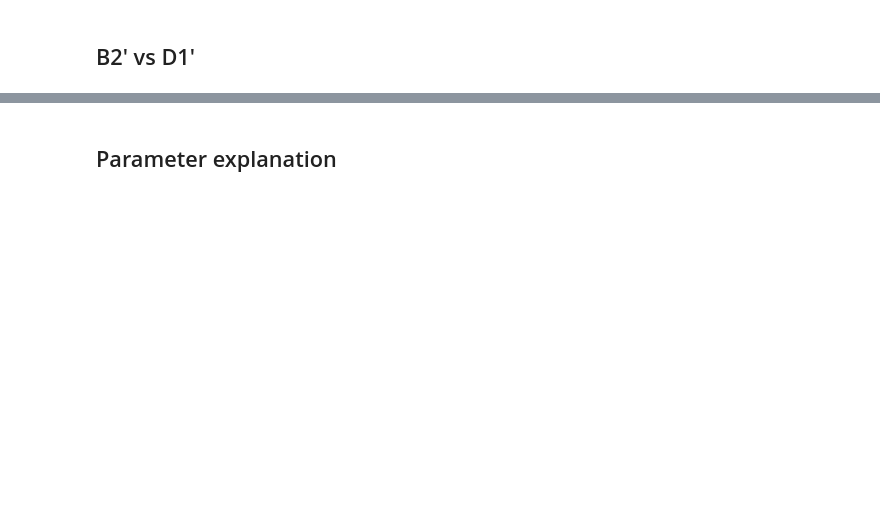
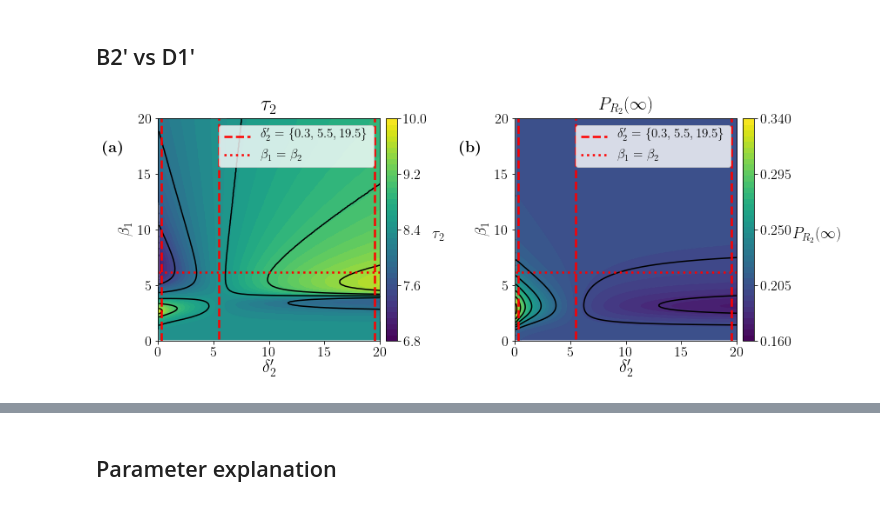
Before and after one commit to polivares/SI1I2R, a Jupyter notebook: Plots-Summary.ipynb, the cells around one changed output, grey strips where cells are left out. Cells and saved outputs as stored; diff of their text form; code cells hidden in the pictures; blank space fills up the shorter version.

```diff
--- a/Plots-Summary.ipynb
+++ b/Plots-Summary.ipynb
@@ -406,0 +520,88 @@ for delta1prime in delta1PrimeParams:
+# %%
+params = [0,6.15,0,5.5,0,6.15,0,5.5]
+beta1_arr = np.arange(0.1,20.1,0.1)
+delta2prime_arr = np.arange(0.1,20.1,0.1)
+#rate = 1.12
+rate = 1.35
+Delta2prime, Beta1 = np.meshgrid(delta2prime_arr,beta1_arr)
+
+peak2 = pkl.load(open("synch_peak1.pkl",'rb'))
+peak1 = pkl.load(open("synch_peak2.pkl",'rb'))
+inf2 = pkl.load(open("synch_inf1.pkl",'rb'))
+inf1 = pkl.load(open("synch_inf2.pkl",'rb'))
+
+beta_arr = np.arange(0,21,1)
+deltaPrime_arr = np.array([0.3, 19.5])
+
+fig = plt.figure()
+# Plot: Peak
+ax0 = plt.subplot(1,2,1)
+ax0.set_xlabel(r"$\delta_2'$",fontsize=20)
+ax0.set_xlim(np.min(delta2prime_arr),np.max(delta2prime_arr)+0.001)
+ax0.set_ylabel(r"$\beta_1$")
+ax0.set_ylim(np.min(beta1_arr),np.max(beta1_arr))
+ax0.set_title(r"$\tau_2$",fontsize=24)
+ax0.set_aspect('equal')
+ax0.plot(params[7] * np.ones(len(beta1_arr)), beta1_arr, '--r',linewidth=2.5,
+       label=r"$\delta_2'=\{0.3,5.5,19.5\}$")
+ax0.plot(delta2prime_arr, params[1] * np.ones(len(delta2prime_arr)), ':r',linewidth=2.5,
+       label=r"$\beta_1=\beta_2$")
+ax0.plot(deltaPrime_arr[0]*np.ones(len(beta_arr)),beta_arr,'--r',linewidth=2.5)
+ax0.plot(deltaPrime_arr[1]*np.ones(len(beta_arr)),beta_arr,'--r',linewidth=2.5)
+
+ax0.legend(fontsize=15)
+ax0.set_xticks(np.arange(0,20.0001,5))
+ax0.set_yticks(np.arange(0,20.0001,5))
+from scipy.ndimage.filters import gaussian_filter
+peak1 = gaussian_filter(peak1, 1.5)
+ax0.contour(Delta2prime, Beta1, peak2,5,colors='k')
+cf1 = ax0.contourf( Delta2prime,Beta1, peak2, np.linspace(6.8,10,40))
+ax0.annotate(r'\textbf{(a)}', xy=(-0.25,0.85), xycoords="axes fraction",fontsize=18)
+#ax[0].contour(Beta1prime, Beta2prime, peak1, 10, colors='black')
+divider = make_axes_locatable(ax0)
+cax = divider.append_axes("right", size="5%", pad=0.1)
+cb1 = fig.colorbar(cf1, cax=cax)
+cb1.set_ticks(np.linspace(6.8,10,5))
+cb1.set_label(r"$\tau_2$",rotation=0,labelpad=12)
+for c in cf1.collections:
+    c.set_edgecolor("face")
+#ax[0].plot([0.3],[5.5],'or',[params[2]],[5.5],'xw',[19.5],[5.5],'sy', ms=10)
+
+# Plot: infected
+ax1 = plt.subplot(1,2,2)
+ax1.set_xlabel(r"$\delta_2'$",fontsize=20)
+ax1.set_xlim(np.min(delta2prime_arr),np.max(delta2prime_arr))
+ax1.set_ylabel(r"$\beta_1$")
+ax1.set_ylim(np.min(beta1_arr),np.max(beta1_arr))
+ax1.set_title(r"$P_{R_{2}}(\infty)$",fontsize=20)
+ax1.set_aspect('equal')
+ax1.plot(params[7] * np.ones(len(beta1_arr)), beta1_arr, '--r',linewidth=2.5,
+       label=r"$\delta_2'=\{0.3,5.5,19.5\}$")
+ax1.plot(delta2prime_arr, params[1] * np.ones(len(delta2prime_arr)), ':r',linewidth=2.5,
+       label=r"$\beta_1=\beta_2$")
+ax1.plot(deltaPrime_arr[0]*np.ones(len(beta_arr)),beta_arr,'--r',linewidth=2.5)
+ax1.plot(deltaPrime_arr[1]*np.ones(len(beta_arr)),beta_arr,'--r',linewidth=2.5)
+
+ax1.legend(fontsize=15)
+ax1.set_xticks(np.arange(0,20.0001,5))
+ax1.set_yticks(np.arange(0,20.0001,5))
+ax1.annotate(r'\textbf{(b)}', xy=(-0.25,0.85), xycoords="axes fraction",fontsize=18)
+#ax[0].legend(('Beta1', 'Beta2'), fontsize=fontsize)
+#ax.legend(r"$\delta_1'=\delta_1$", fontsize=18)
+ax1.contour(Delta2prime, Beta1, inf2,7,colors='k')
+cf1 = ax1.contourf( Delta2prime,Beta1, inf2,np.linspace(0.16,0.34,40))
+#ax[0].contour(Beta1prime, Beta2prime, peak1, 10, colors='black')
+divider = make_axes_locatable(ax1)
+cax = divider.append_axes("right", size="5%", pad=0.1)
+cb1 = fig.colorbar(cf1, cax=cax)
+cb1.set_label(r"$P_{R_{2}}(\infty)$",rotation=0,labelpad=30)
+cb1.set_ticks(np.linspace(0.16,0.34,5))
+for c in cf1.collections:
+    c.set_edgecolor("face")
+#ax[1].plot([0.3],[5.5],'or',[params[2]],[5.5],'xw',[19.5],[5.5],'sy', ms=10)
+
+fig.set_size_inches(12,5)
+fig.tight_layout(w_pad=2.5)
+plt.savefig(dirFigs+"4-1.svg")
+# %% [output]
+[figure, added]
```
Also changed, not shown: parts of 20 cells of this notebook, 11 other files.
